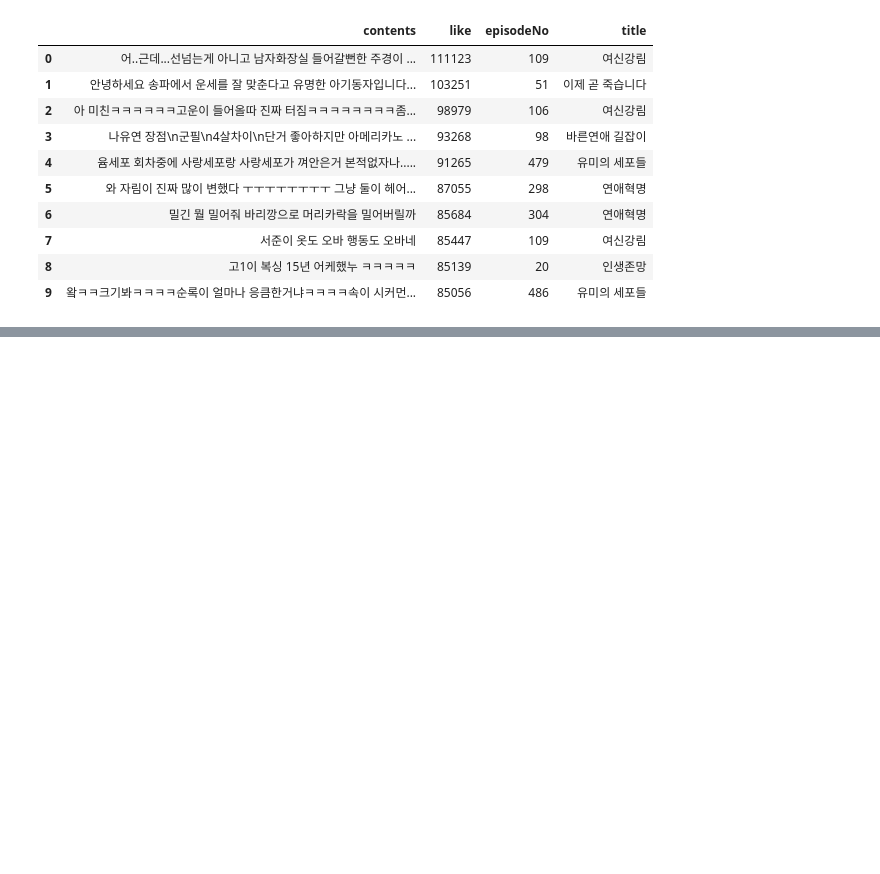
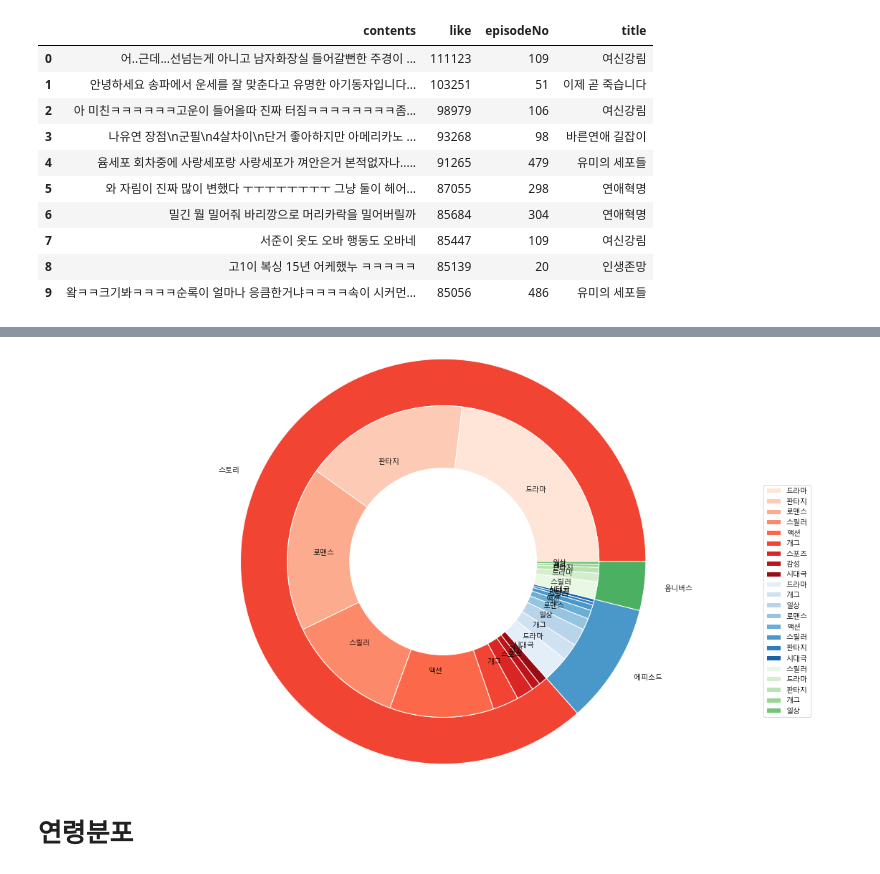
Before and after one commit to 9JIMIN/comic, a Jupyter notebook: collection.ipynb, the cells around one changed output, grey strips where cells are left out. Saved outputs shown, nothing was run; the diff lists cells and outputs as text; code cells hidden in the pictures; blank space fills up the shorter version.

```diff
--- a/collection.ipynb
+++ b/collection.ipynb
@@ -235,0 +433,7 @@ df
+# %%
+pipeline=pipe('에피소드')
+
+plist=list(webtoons.aggregate(pipeline))
+
+e_df=pd.DataFrame(plist)
+e_df
@@ -235,0 +450,7 @@ df
+# %%
+pipeline=pipe('옴니버스')
+
+plist=list(webtoons.aggregate(pipeline))
+
+o_df=pd.DataFrame(plist)
+o_df
@@ -235,0 +464,51 @@ df
+# %%
+# Make data: I have 3 groups and 7 subgroups
+group_names=[df['title'][0], df['title'][1], df['title'][2]]
+group_size=[df['amount'][0], df['amount'][1], df['amount'][2]]
+subgroup_names=[]
+for g in s_df['genre']:
+    subgroup_names.append(g)
+for g in e_df['genre']:
+    subgroup_names.append(g)
+for g in o_df['genre']:
+    subgroup_names.append(g)
+subgroup_size=[]
+for n in s_df['sum']:
+    subgroup_size.append(n)
+for n in e_df['sum']:
+    subgroup_size.append(n)
+for n in o_df['sum']:
+    subgroup_size.append(n)
+
+# Create colors
+a, b, c=[plt.cm.Reds, plt.cm.Blues, plt.cm.Greens]
+mypie_color=[]
+for i in range(1, len(s_df['genre'])+1):
+    mypie_color.append(a(0.1*i))
+for i in range(1, len(e_df['genre'])+1):
+    mypie_color.append(b(0.1*i))
+for i in range(1, len(o_df['genre'])+1):
+    mypie_color.append(c(0.1*i))
+
+# First Ring (outside)
+fig, ax = plt.subplots(figsize=(20, 10))
+ax.axis('equal')
+mypie, _ = ax.pie(group_size, radius=1.3, labels=group_names, colors=
+[a(0.6), b(0.6), c(0.6)] )
+plt.setp( mypie, width=0.3, edgecolor='white')
+
+# Second Ring (Inside)
+mypie2, _ = ax.pie(subgroup_size, radius=1.3-0.3,
+labels=subgroup_names, labeldistance=0.7, colors=mypie_color)
+plt.setp(mypie2, width=0.4, edgecolor='white')
+plt.margins(0,0)
+
+plt.legend(loc=(0.9, 0.1))
+handles, labels = ax.get_legend_handles_labels()
+
+ax.legend(handles[3:], subgroup_names,loc=(0.9, 0.1))
+plt.show()
+# %% [output]
+[figure, added]
+# %% [markdown]
+# 연령분포
```
Also changed, not shown: parts of 14 cells of this notebook, 6 other files.
